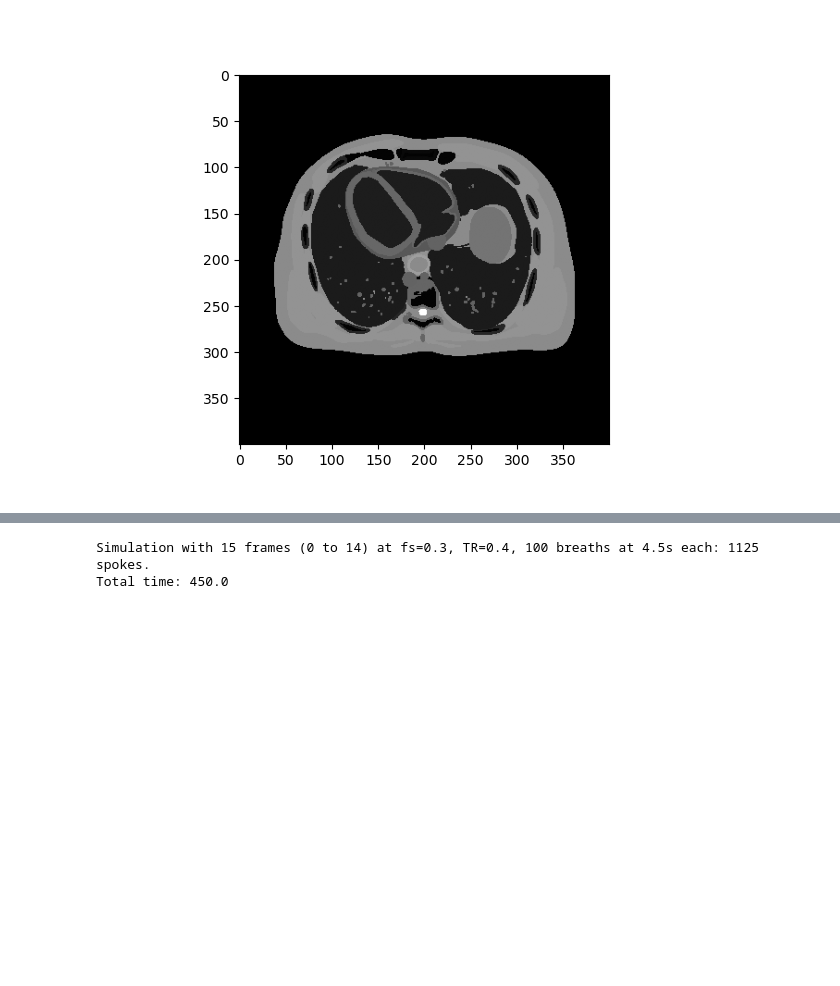
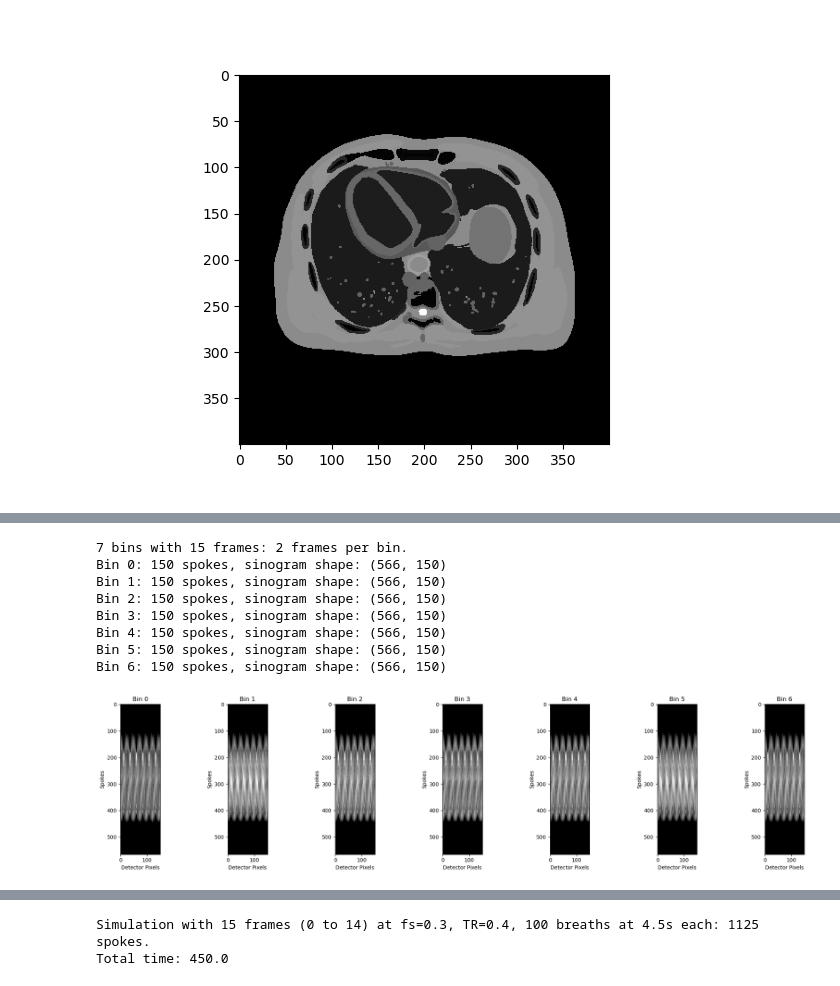
Before and after one commit to cmjw/MRI-Breathing-Artifacts, a Jupyter notebook: xcat_breathing_recon.ipynb, the cells around one changed output, grey strips where cells are left out. Saved outputs shown, nothing was run; the diff lists cells and outputs as text; code cells hidden in the pictures; blank space fills up the shorter version.

```diff
--- a/xcat_breathing_recon.ipynb
+++ b/xcat_breathing_recon.ipynb
@@ -78,0 +153,53 @@ display(Image(filename='fig/animation.gif'));
+# %%
+bins = 7;
+frames_per_bin = frames // bins;
+
+print(f"{bins} bins with {frames} frames: {frames_per_bin} frames per bin.");
+
+bin_indices = np.floor(all_idx / frames_per_bin).astype(int); # map to bins
+
+binned_sinograms = [];
+binned_angles_rad = [];
+
+# TODO if we approximate the pattern of breathing as changing like a sine wave
+# then the same pattern is repeated approximately twice
+# so we can reduce the number of bins and combine spokes
+# (assuming breathing is regular)
+
+for b in range(bins):
+    bin_idx = np.where(bin_indices == b)[0]; # grab the indices for the bin
+    s = sinogram[:, bin_idx];
+    a = seq_angles_rad[bin_idx];
+
+    binned_sinograms.append(s);
+    binned_angles_rad.append(a);
+
+    print(f"Bin {b}: {len(bin_idx)} spokes, sinogram shape: {s.shape}");
+
+# map angle indices to bins
+# bin contains frames/bins phases
+# for each phase, determine the spokes (indicies of sinogram) that map to it
+# using abs time: idx = int(np.floor(t/sample_rate));
+
+fig, axes = plt.subplots(1, bins, figsize=(3 * bins, 5));
+
+for b in range(bins):
+    ax = axes[b];
+
+    ax.imshow(binned_sinograms[b], cmap='grey');
+    ax.set_title(f"Bin {b}");
+    ax.set_xlabel("Detector Pixels");
+    ax.set_ylabel("Spokes");
+
+plt.tight_layout();
+plt.show();
+# %% [output]
+7 bins with 15 frames: 2 frames per bin.
+Bin 0: 150 spokes, sinogram shape: (566, 150)
+Bin 1: 150 spokes, sinogram shape: (566, 150)
+Bin 2: 150 spokes, sinogram shape: (566, 150)
+Bin 3: 150 spokes, sinogram shape: (566, 150)
+Bin 4: 150 spokes, sinogram shape: (566, 150)
+Bin 5: 150 spokes, sinogram shape: (566, 150)
+Bin 6: 150 spokes, sinogram shape: (566, 150)
+[figure, added]
```
Also changed, not shown: parts of 8 cells of this notebook.
